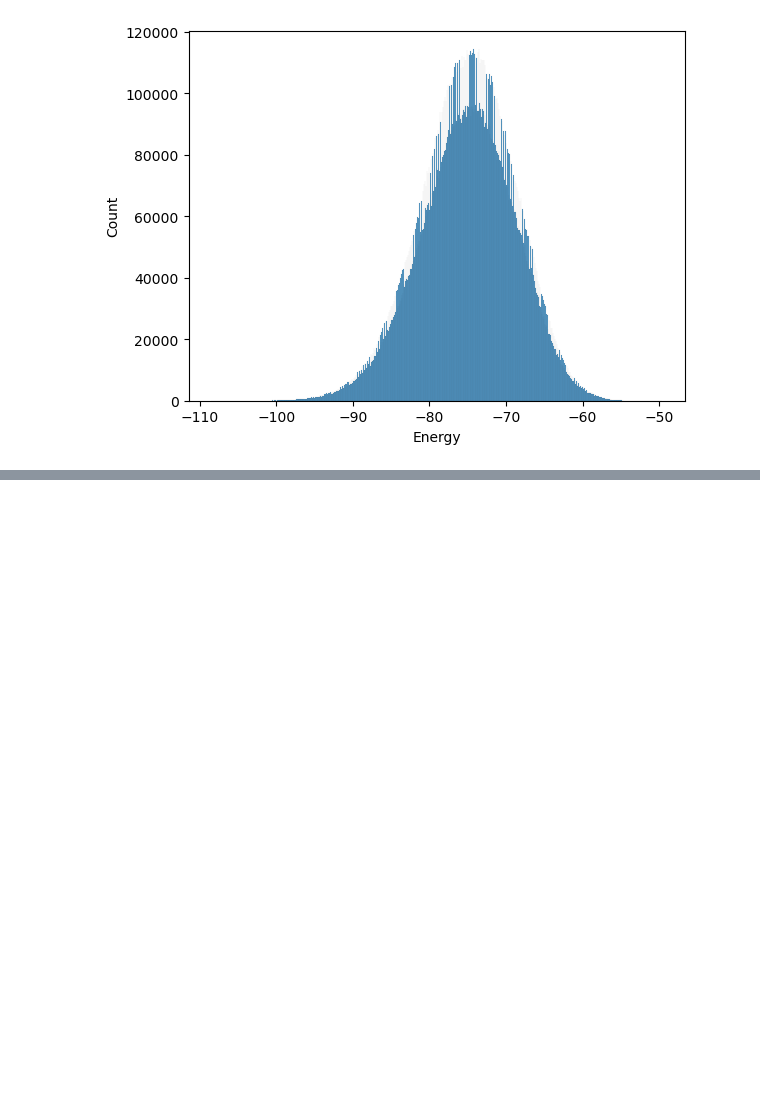
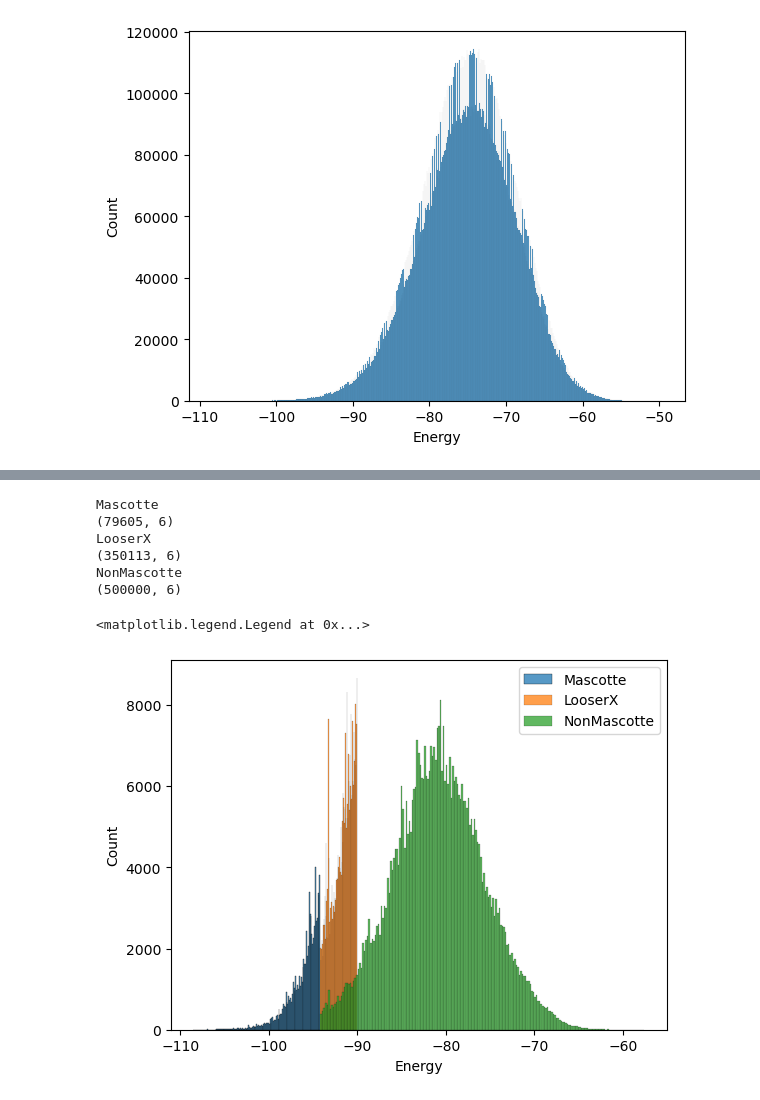
Before and after one commit to csi-greifflab/negative-class-optimization, a Jupyter notebook: notebooks/16_Explore_Absolut_Data.ipynb, the cells around one changed output, grey strips where cells are left out. Cells and saved outputs as stored; diff of their text form; code cells hidden in the pictures; blank space fills up the shorter version.

Commit message:
Binders data processing from RawMurineBindersPerClass

```diff
--- a/notebooks/16_Explore_Absolut_Data.ipynb
+++ b/notebooks/16_Explore_Absolut_Data.ipynb
@@ -319,0 +355,47 @@ sns.histplot(
+# %%
+ag = "1ADQ_A"
+base = Path(f"../data/Absolut/data/RawBindingsPerClassMurine/{ag}Analyses")
+
+
+df_mascotte = pd.read_csv(
+    base / f"{ag}_MascotteSlices.txt.zip",
+    compression="zip",
+    sep="\t",
+    header=1,
+)
+print("Mascotte")
+print(df_mascotte.shape)
+df_mascotte.head()
+sns.histplot(df_mascotte["Energy"], label="Mascotte")
+
+df_looserx = pd.read_csv(
+    base / f"{ag}_LooserExclusiveSlices.txt.zip",
+    compression="zip",
+    sep="\t",
+    header=1,
+)
+print("LooserX")
+print(df_looserx.shape)
+df_looserx.head()
+sns.histplot(df_looserx["Energy"], label="LooserX")
+
+df_nonmascotte = pd.read_csv(
+    base / f"{ag}_500kNonMascotte.txt.zip",
+    compression="zip",
+    sep="\t",
+    header=1,
+)
+print("NonMascotte")
+print(df_nonmascotte.shape)
+df_nonmascotte.head()
+sns.histplot(df_nonmascotte["Energy"], label="NonMascotte")
+plt.legend()
+# %% [output]
+Mascotte
+(79605, 6)
+LooserX
+(350113, 6)
+NonMascotte
+(500000, 6)
+<matplotlib.legend.Legend at 0x...>
+[figure, added]
```
Also changed, not shown: parts of 12 cells of this notebook, 3 other files.
